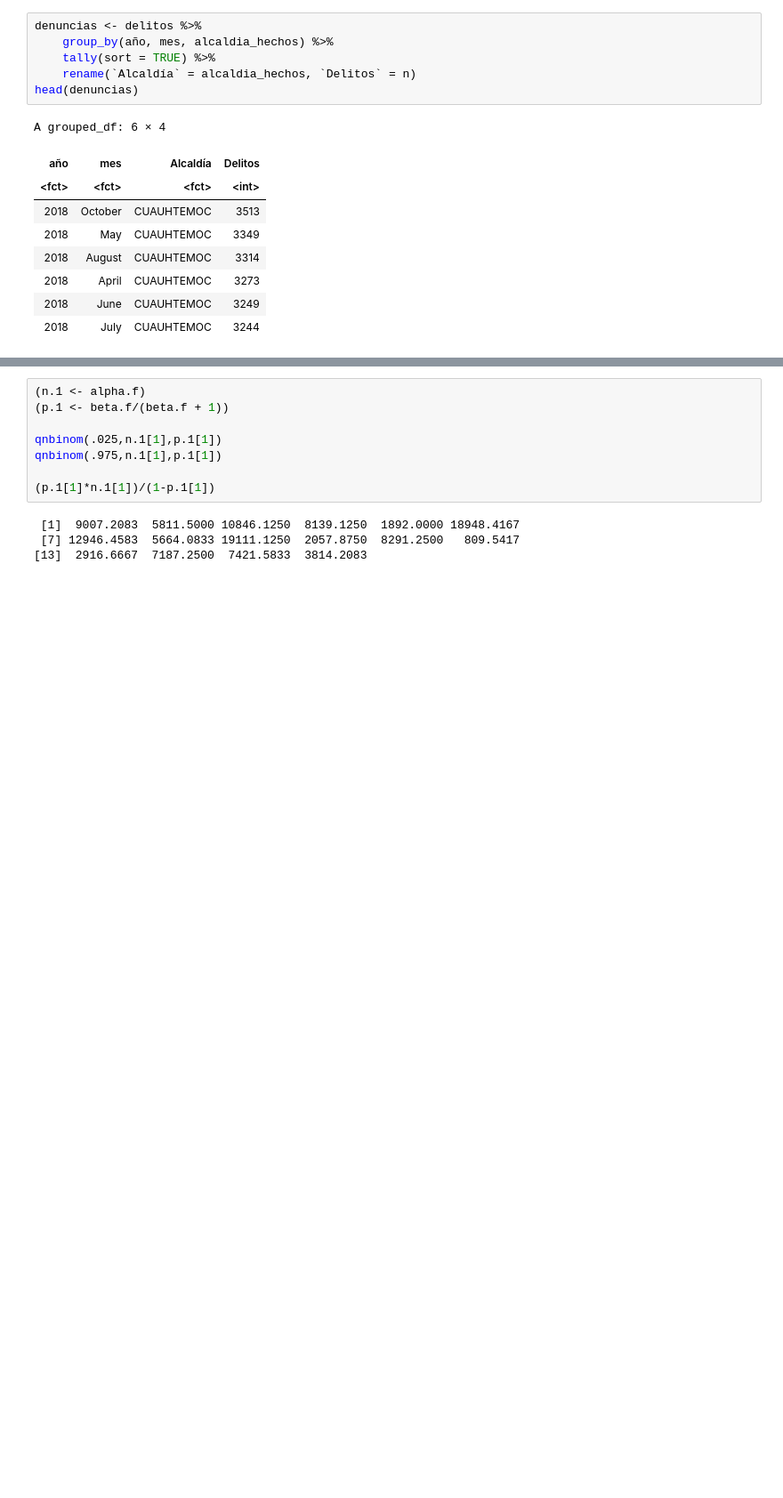
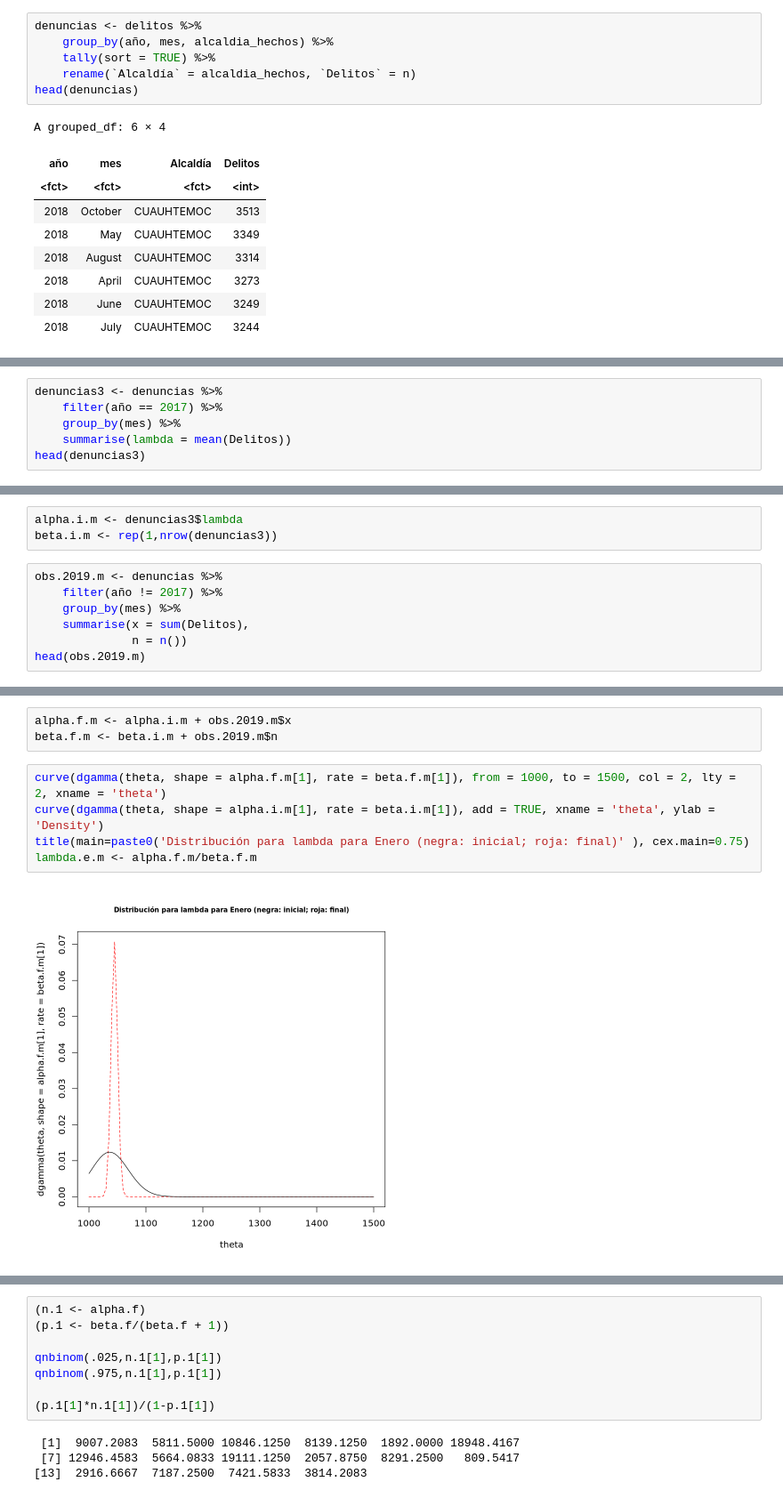
Before and after one commit to prope-2020-gh-classroom/practica-final-por-equipos-verano-2020-itam-atos-wk, a Jupyter notebook: analisis_bayesiano.ipynb, the cells around one changed output, grey strips where cells are left out. Shown: that part at 89% size. Cells and saved outputs as stored; diff of their text form; blank space fills up the shorter version.

```diff
--- a/analisis_bayesiano.ipynb
+++ b/analisis_bayesiano.ipynb
@@ -108,0 +121,6 @@ curve(dgamma(theta, shape = alpha.i[1], rate = beta.i[1]), add = TRUE, xname = '
+# %%
+denuncias3 <- denuncias %>%
+    filter(año == 2017) %>%
+    group_by(mes) %>%
+    summarise(lambda = mean(Delitos))
+head(denuncias3)
@@ -108,0 +138,10 @@ curve(dgamma(theta, shape = alpha.i[1], rate = beta.i[1]), add = TRUE, xname = '
+# %%
+alpha.i.m <- denuncias3$lambda
+beta.i.m <- rep(1,nrow(denuncias3))
+# %%
+obs.2019.m <- denuncias %>%
+    filter(año != 2017) %>%
+    group_by(mes) %>%
+    summarise(x = sum(Delitos),
+              n = n())
+head(obs.2019.m)
@@ -108,0 +159,10 @@ curve(dgamma(theta, shape = alpha.i[1], rate = beta.i[1]), add = TRUE, xname = '
+# %%
+alpha.f.m <- alpha.i.m + obs.2019.m$x
+beta.f.m <- beta.i.m + obs.2019.m$n
+# %%
+curve(dgamma(theta, shape = alpha.f.m[1], rate = beta.f.m[1]), from = 1000, to = 1500, col = 2, lty = 2, xname = 'theta')
+curve(dgamma(theta, shape = alpha.i.m[1], rate = beta.i.m[1]), add = TRUE, xname = 'theta', ylab = 'Density')
+title(main=paste0('Distribución para lambda para Enero (negra: inicial; roja: final)' ), cex.main=0.75)
+lambda.e.m <- alpha.f.m/beta.f.m
+# %% [output]
+[figure, added]
```
Also changed, not shown: parts of 9 cells of this notebook.
